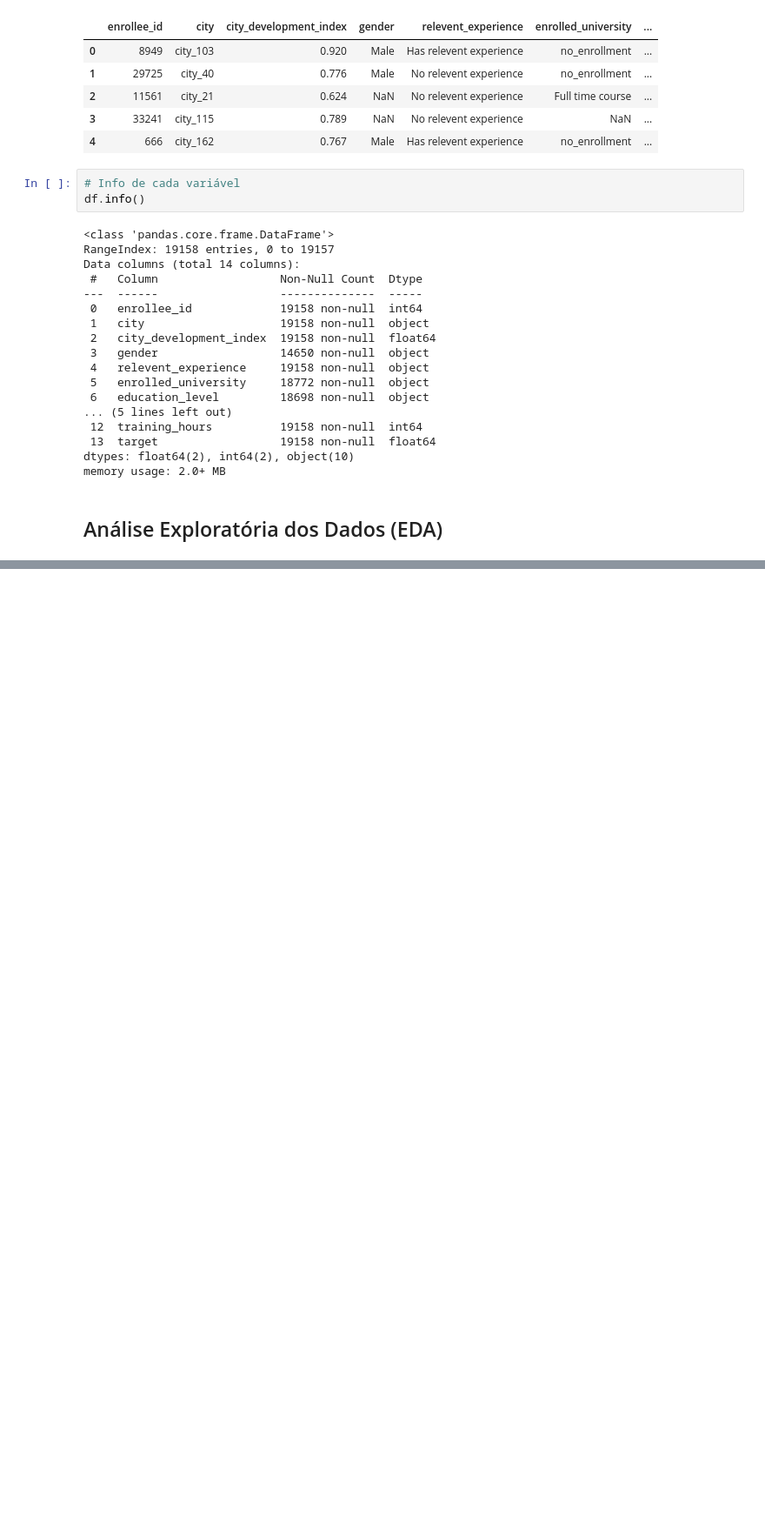
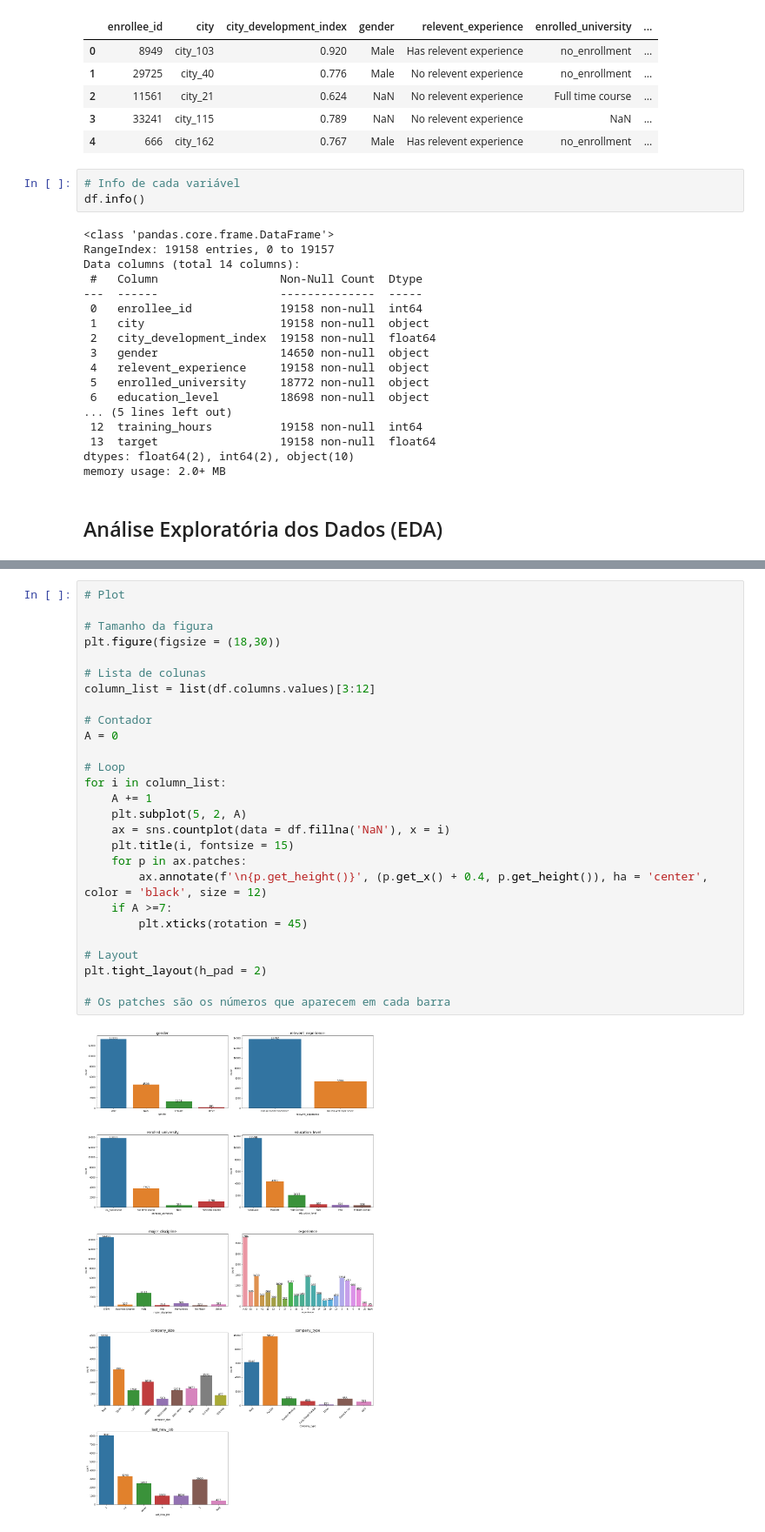
Before and after one commit to luizolima/HR_Analytics-Job_Change, a Jupyter notebook: HR_Analytics-Job_Change.ipynb, the cells around one changed output, grey strips where cells are left out. Shown at 87% size. Drawn from its saved outputs; the diff is of its cells as text; blank space fills up the shorter version.

Commit message:
Visualização de Variáveis Categóricas

```diff
--- a/HR_Analytics-Job_Change.ipynb
+++ b/HR_Analytics-Job_Change.ipynb
@@ -125,0 +191,29 @@ memory usage: 2.0+ MB
+# %%
+# Plot
+
+# Tamanho da figura
+plt.figure(figsize = (18,30))
+
+# Lista de colunas
+column_list = list(df.columns.values)[3:12]
+
+# Contador
+A = 0
+
+# Loop
+for i in column_list:
+    A += 1
+    plt.subplot(5, 2, A)
+    ax = sns.countplot(data = df.fillna('NaN'), x = i)
+    plt.title(i, fontsize = 15)
+    for p in ax.patches:
+        ax.annotate(f'\n{p.get_height()}', (p.get_x() + 0.4, p.get_height()), ha = 'center', color = 'black', size = 12)
+    if A >=7:
+        plt.xticks(rotation = 45)
+
+# Layout
+plt.tight_layout(h_pad = 2)
+
+# Os patches são os números que aparecem em cada barra
+# %% [output]
+[figure, added]
```
Also changed, not shown: parts of 7 cells of this notebook.
